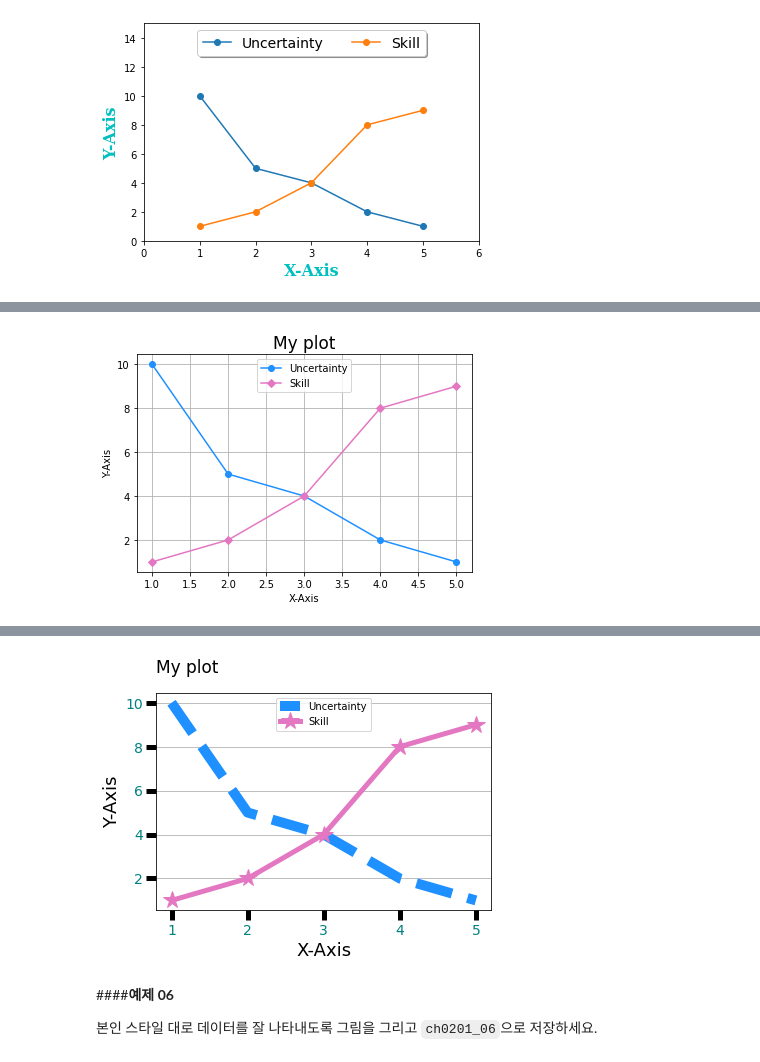
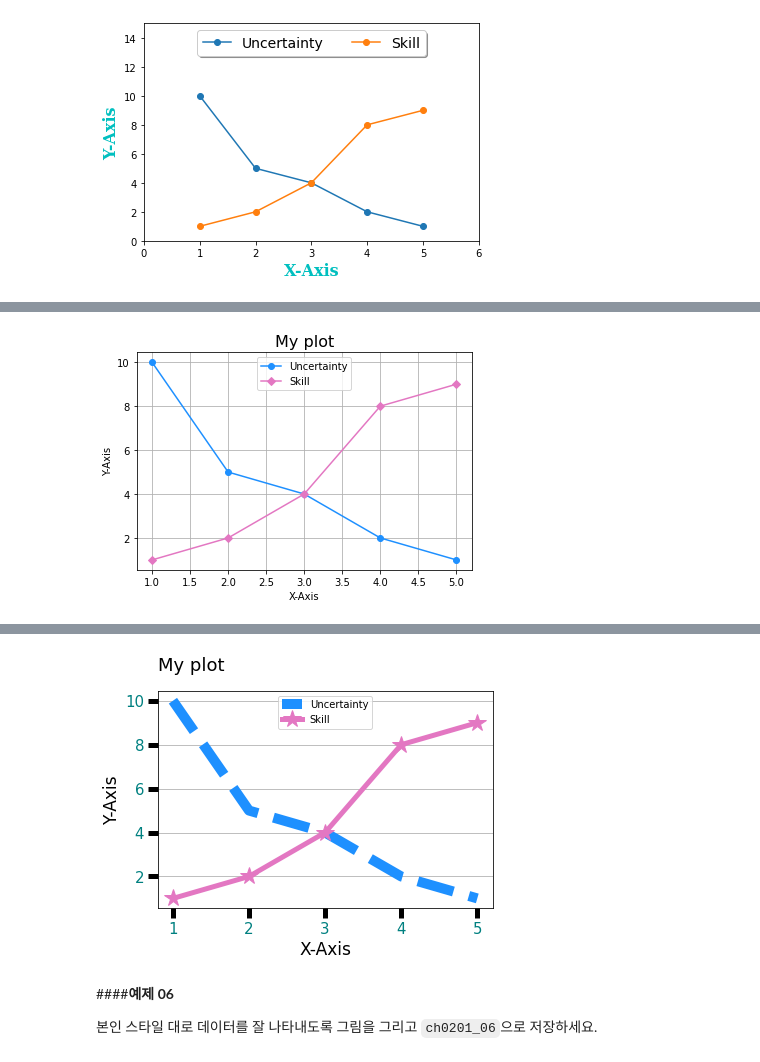
Before and after one commit to PomesHouse/SkillTreePython-DataAnalysis, a Jupyter notebook: ch02_01_Matplotib기본.ipynb, the cells around one changed output, grey strips where cells are left out. Saved outputs shown, nothing was run; the diff lists cells and outputs as text; code cells hidden in the pictures.

```diff
--- a/ch02_01_Matplotib기본.ipynb
+++ b/ch02_01_Matplotib기본.ipynb
@@ -1645,17 +1645,17 @@ plt.show()
 # %%
 x = [1,2,3,4,5]
 p1 = [10,5,4,2,1]
 p2 = [1,2,4,8,9]
 plt.plot(x, p1, marker = 'o', label = 'Uncertainty', color = 'dodgerblue')
 plt.plot(x, p2, marker = 'D', label = 'Skill', color = '#e377c2')
 plt.legend(frameon= True, loc = 'upper center')
 plt.xlabel('X-Axis')
 plt.ylabel('Y-Axis')
 plt.grid()
-plt.title('My plot', fontsize=17)
+plt.title('My plot', fontsize=16)
 plt.show()
 # %% [output]
-[figure, old version]
+[figure, new version]
 # %% [markdown]
 ####**예제 05**
 
@@ -1672,16 +1672,16 @@ p2 = [1,2,4,8,9]
 plt.plot(x, p1, '--', linewidth = 10 ,label = 'Uncertainty', color = 'dodgerblue')
 plt.plot(x, p2, marker = '*', markersize = 18, linewidth = 5 , label = 'Skill', color = '#e377c2')
 plt.legend(frameon= True, loc = 'upper center')
-plt.xlabel('X-Axis', fontsize = 18)
-plt.ylabel('Y-Axis', fontsize = 18)
+plt.xlabel('X-Axis', fontsize = 17)
+plt.ylabel('Y-Axis', fontsize = 17)
 plt.grid(axis = 'y')
-plt.title('My plot', fontsize=17, loc = 'left', pad = 20)
+plt.title('My plot', fontsize=18, loc = 'left', pad = 20)
 plt.xticks(x)
 plt.yticks(np.arange(2,11,2))
-plt.tick_params(axis = 'both', direction= 'out', length= 10, width = 5, labelcolor = 'teal', labelsize = 14)
+plt.tick_params(axis = 'both', direction= 'out', length= 10, width = 5, labelcolor = 'teal', labelsize = 15)
 plt.show()
 # %% [output]
-[figure, old version]
+[figure, new version]
 # %% [markdown]
 ####**예제 06**
 
```
Also changed, not shown: parts of 1 cell of this notebook.
